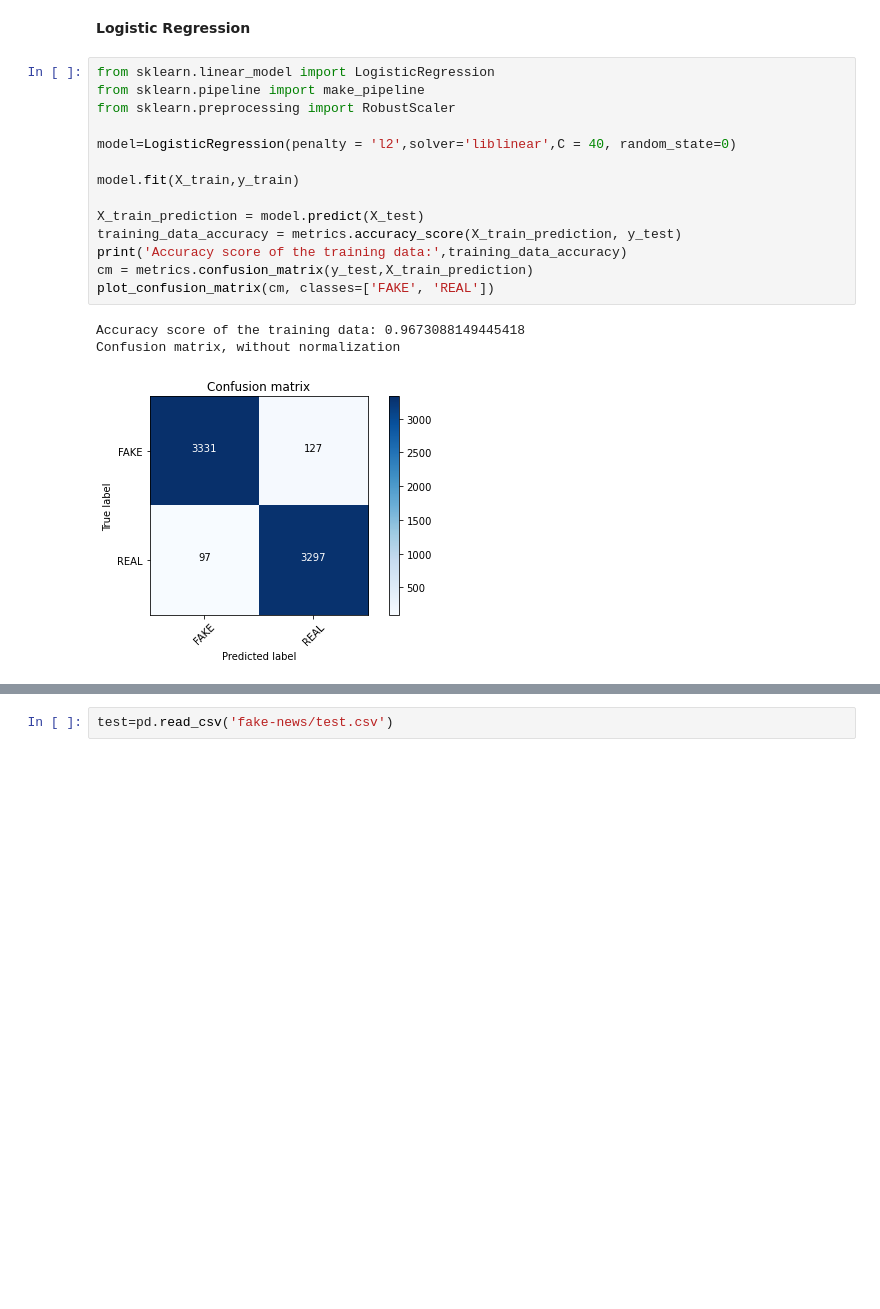
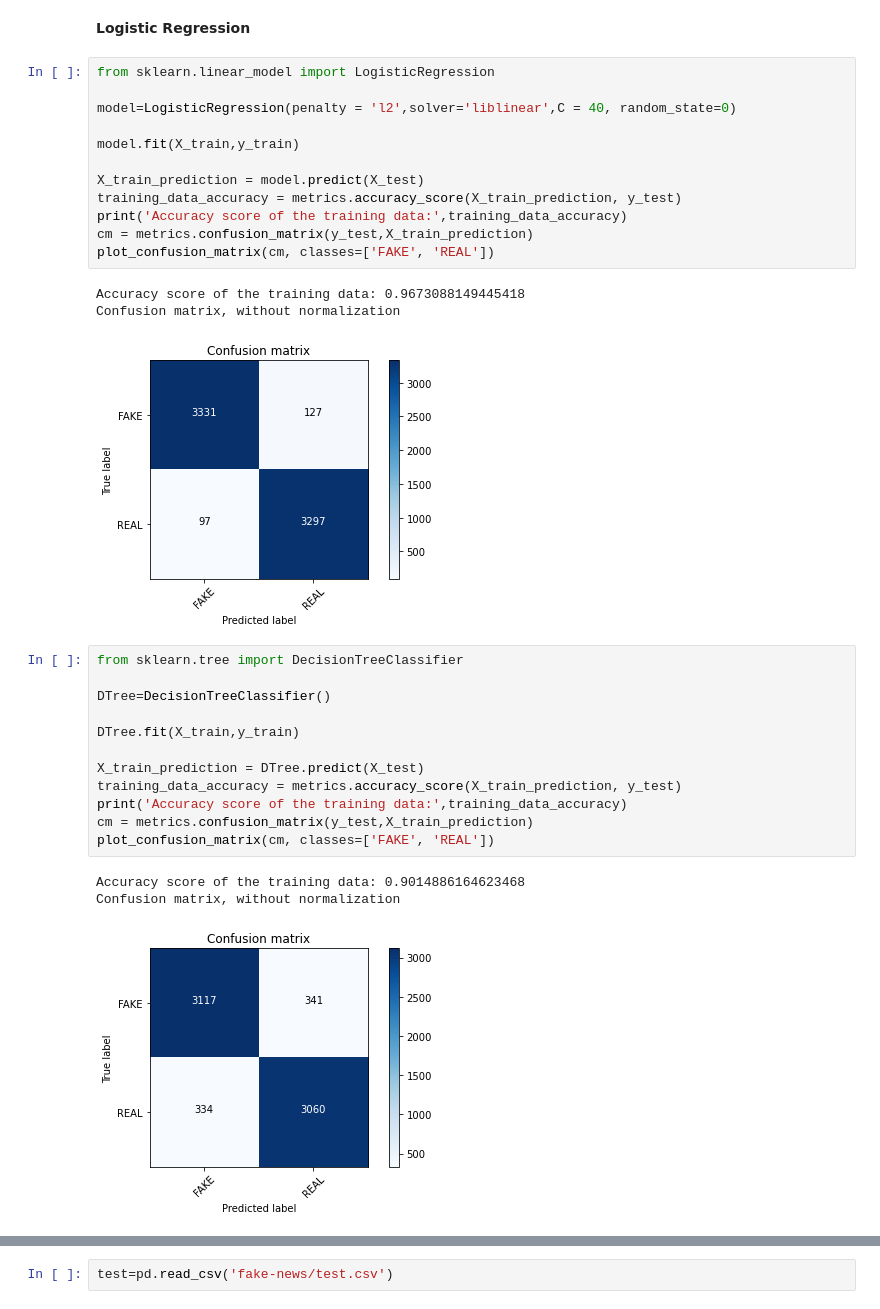
Before and after one commit to Omaressam2002/Fake-News, a Jupyter notebook: Fake-News_Detection.ipynb, the cells around one changed output, grey strips where cells are left out. Drawn from its saved outputs; the diff is of its cells as text; blank space fills up the shorter version.

```diff
--- a/Fake-News_Detection.ipynb
+++ b/Fake-News_Detection.ipynb
@@ -319,8 +319,6 @@ Confusion matrix, without normalization
 **Logistic Regression**
 # %%
 from sklearn.linear_model import LogisticRegression
-from sklearn.pipeline import make_pipeline
-from sklearn.preprocessing import RobustScaler
 
 model=LogisticRegression(penalty = 'l2',solver='liblinear',C = 40, random_state=0)
 
@@ -335,3 +333,19 @@ plot_confusion_matrix(cm, classes=['FAKE', 'REAL'])
 Accuracy score of the training data: 0.9673088149445418
 Confusion matrix, without normalization
 [figure]
+# %%
+from sklearn.tree import DecisionTreeClassifier
+
+DTree=DecisionTreeClassifier()
+
+DTree.fit(X_train,y_train)
+
+X_train_prediction = DTree.predict(X_test)
+training_data_accuracy = metrics.accuracy_score(X_train_prediction, y_test)
+print('Accuracy score of the training data:',training_data_accuracy)
+cm = metrics.confusion_matrix(y_test,X_train_prediction)
+plot_confusion_matrix(cm, classes=['FAKE', 'REAL'])
+# %% [output]
+Accuracy score of the training data: 0.9014886164623468
+Confusion matrix, without normalization
+[figure, added]
```
Also changed, not shown: parts of 3 cells of this notebook, 2 other files.
